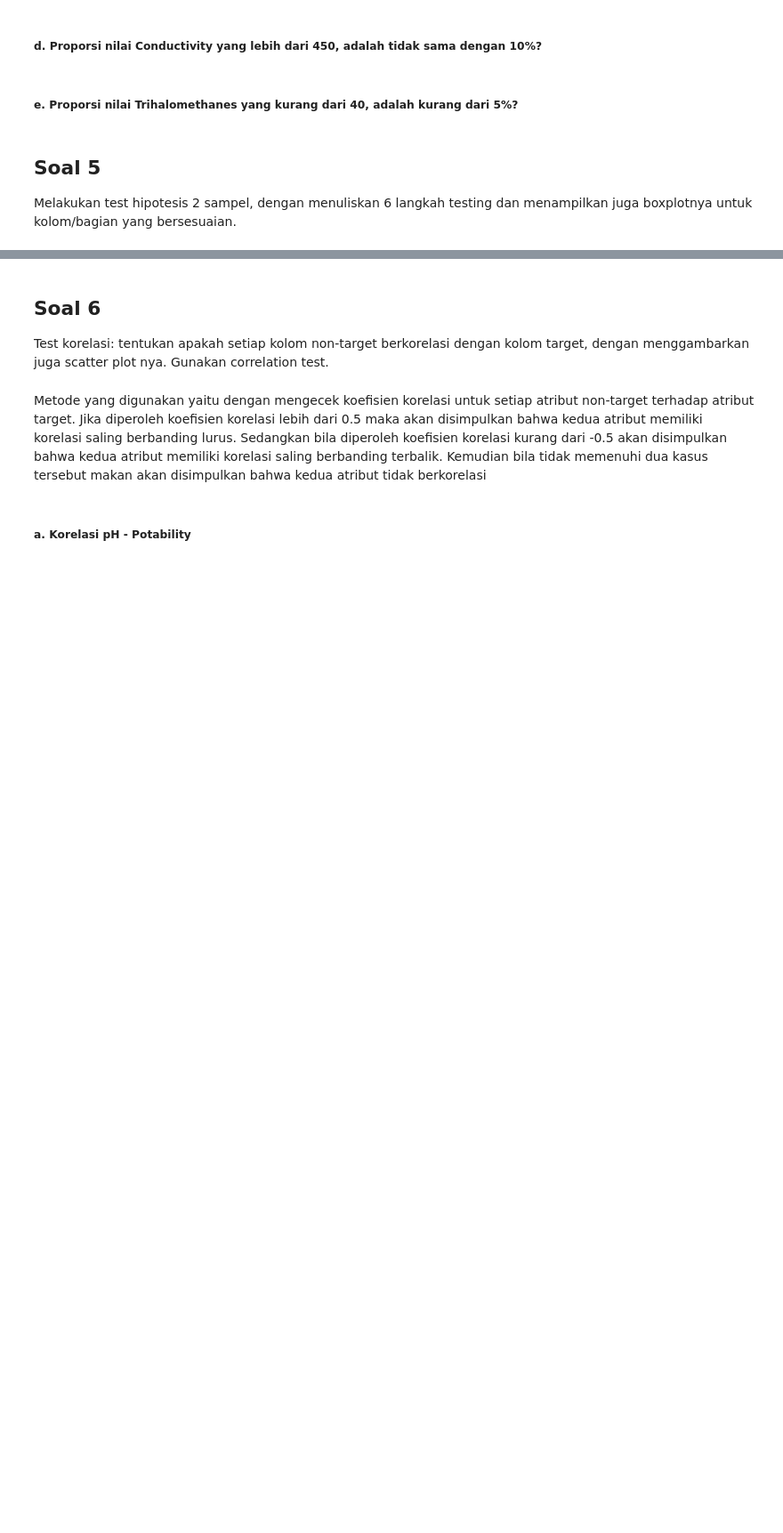
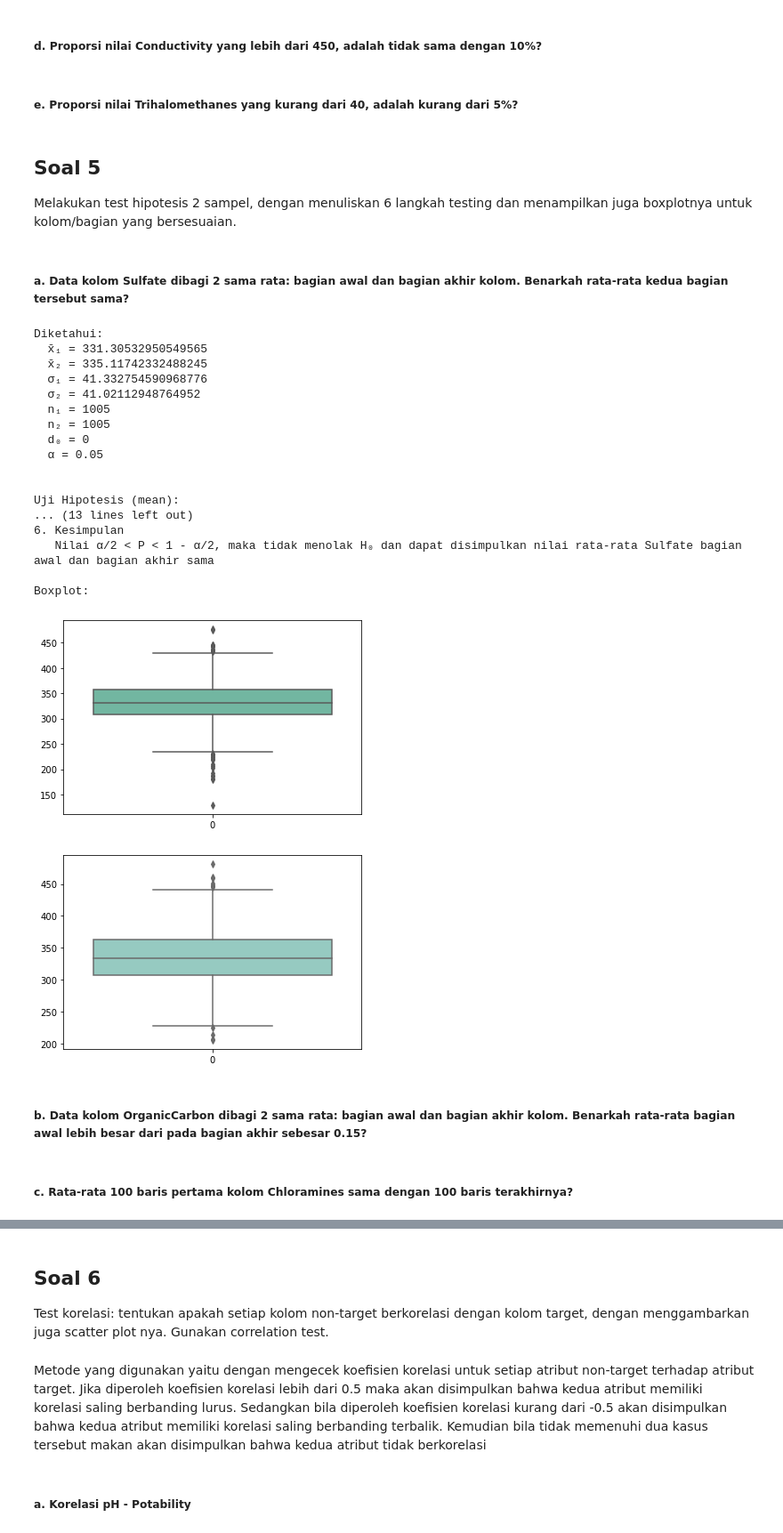
Before and after one commit to HanselTanoto/Tubes-Probstat, a Jupyter notebook: K01-T1-IF2220-13520022.ipynb, the cells around one changed output, grey strips where cells are left out. Shown at 89% size. Drawn from its saved outputs; the diff is of its cells as text; code cells hidden in the pictures; blank space fills up the shorter version.

```diff
--- a/K01-T1-IF2220-13520022.ipynb
+++ b/K01-T1-IF2220-13520022.ipynb
@@ -337,3 +338,73 @@ Boxplot:
 # %% [markdown]
 ## Soal 5
 Melakukan test hipotesis 2 sampel, dengan menuliskan 6 langkah testing dan menampilkan juga boxplotnya untuk kolom/bagian yang bersesuaian.
+# %% [markdown]
+##### a. Data kolom Sulfate dibagi 2 sama rata: bagian awal dan bagian akhir kolom. Benarkah rata-rata kedua bagian tersebut sama?
+# %%
+# Split data into two
+dataSulfate1=water_potability["Sulfate"][:len(water_potability)//2]
+dataSulfate2=water_potability["Sulfate"][len(water_potability)//2:len(water_potability)]
+
+d_0=0
+x_bar_1=dataSulfate1.mean()
+x_bar_2=dataSulfate2.mean()
+sigma_1=dataSulfate1.std()
+sigma_2=dataSulfate2.std()
+alpha=0.05
+n_1=len(dataSulfate1)
+n_2=len(dataSulfate2)
+h_0=0
+z_01=st.norm.ppf(alpha/2)
+z_02=st.norm.ppf(1 - alpha/2)
+
+print("Diketahui:\n  x̄₁ = {}\n  x̄₂ = {}\n  σ₁ = {}\n  σ₂ = {}\n  n₁ = {}\n  n₂ = {}\n  d₀ = {}\n  α = {}\n".format(x_bar_1,x_bar_2,sigma_1,sigma_2,n_1,n_2,d_0,alpha))
+print("\nUji Hipotesis (mean):")
+print("1. Hipotesis nol\n   H₀: μ₁-μ₂ = {}".format(h_0))
+print("2. Hipotesis alternatif\n   H₁: μ₁-μ₂ > {} atau μ₁-μ₂ < {}  (Two tailed test)".format(h_0,h_0))
+print("3. Tingkat signifikan\n   α = {}".format(alpha))
+print("4. Daerah kritis\n   z < {:.3f} atau z > {:.3f} , diperoleh dari nilai z yang memenuhi P(Z > z) = α/2 = {} dan P(Z < z) = 1 - α/2 = {}".format(z_01,z_02,alpha/2, (1 - alpha/2)))
+print("5. Perhitungan p-value")
+print("   z = ((x̄₁ - x̄₂) - μ₀) / (√(σ₁²/n₁ + σ₂²/n₂)")
+print("   z = (({} - {}) - {}) / (√({}²/{} + {}²/{})".format(x_bar_1,x_bar_2, d_0, sigma_1, n_1,sigma_2,n_2))
+z = ((x_bar_1-x_bar_2) - d_0) / math.sqrt(sigma_1**2/n_1+sigma_2**2+n_2)
+print("   z = {:.3f}".format(z))
+P = st.norm.cdf(z)
+print("   P = {}".format(P))
+print("6. Kesimpulan")
+if (P > 1-alpha/2):
+    print("   Nilai P > 1 - α/2, maka tolak H₀ dan dapat disimpulkan nilai rata-rata Sulfate bagian awal dan bagian akhir berbeda")
+elif (P < alpha/2):
+    print("   Nilai P < α/2, maka tolak H₀ dan dapat disimpulkan nilai rata-rata Sulfate bagian awal dan bagian akhir berbeda")
+else:
+    print("   Nilai α/2 < P < 1 - α/2, maka tidak menolak H₀ dan dapat disimpulkan nilai rata-rata Sulfate bagian awal dan bagian akhir sama")
+
+print("\nBoxplot:")
+
+sns.boxplot( data = dataSulfate1.values, palette = 'Set2')
+plt.show()
+sns.boxplot( data = dataSulfate2.values, palette = 'Set3')
+plt.show()
+# %% [output]
+Diketahui:
+  x̄₁ = 331.30532950549565
+  x̄₂ = 335.11742332488245
+  σ₁ = 41.332754590968776
+  σ₂ = 41.02112948764952
+  n₁ = 1005
+  n₂ = 1005
+  d₀ = 0
+  α = 0.05
+
+
+Uji Hipotesis (mean):
+... (13 lines left out)
+6. Kesimpulan
+   Nilai α/2 < P < 1 - α/2, maka tidak menolak H₀ dan dapat disimpulkan nilai rata-rata Sulfate bagian awal dan bagian akhir sama
+
+Boxplot:
+[figure, added]
+[figure, added]
+# %% [markdown]
+##### b. Data kolom OrganicCarbon dibagi 2 sama rata: bagian awal dan bagian akhir kolom. Benarkah rata-rata bagian awal lebih besar dari pada bagian akhir sebesar 0.15?
+# %% [markdown]
+##### c. Rata-rata 100 baris pertama kolom Chloramines sama dengan 100 baris terakhirnya?
```
Also changed, not shown: parts of 3 cells of this notebook.
